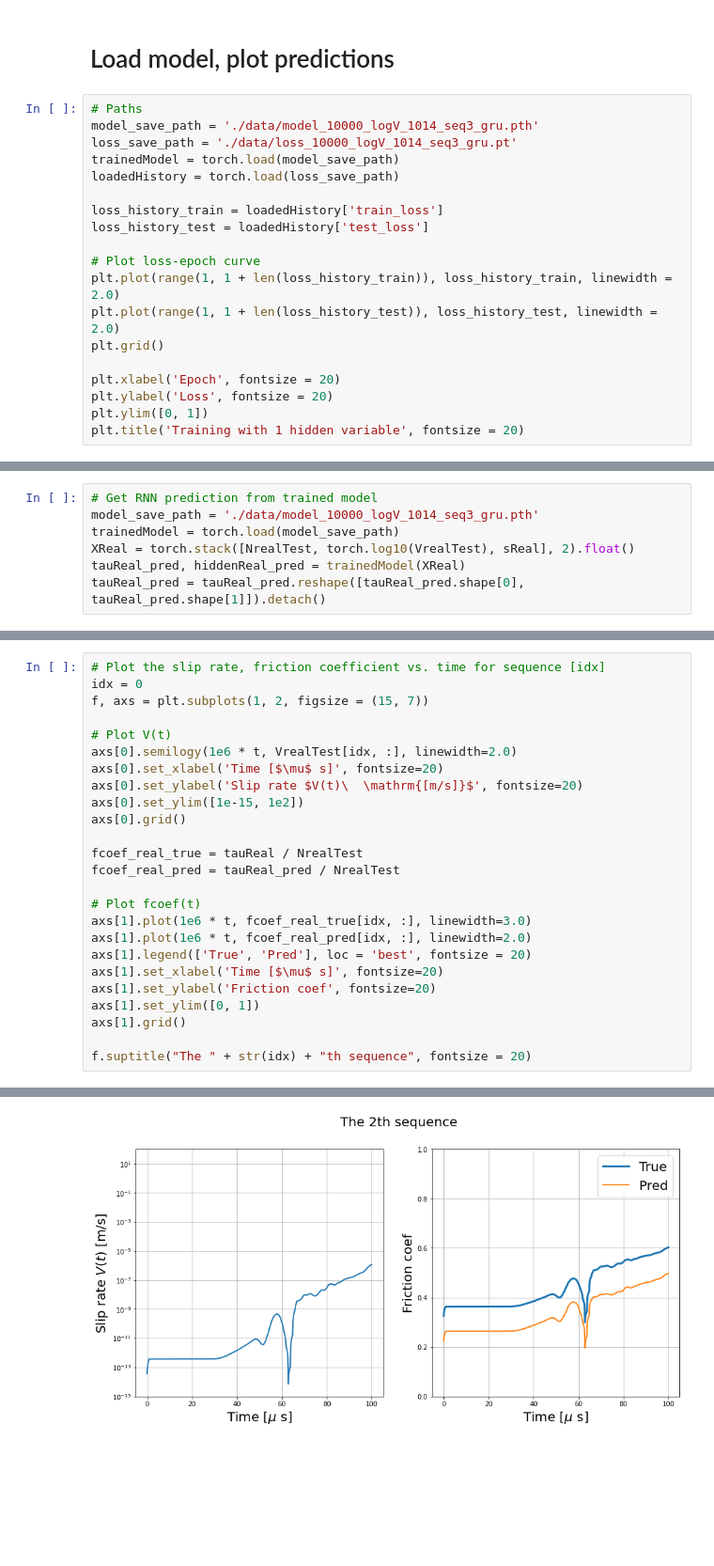
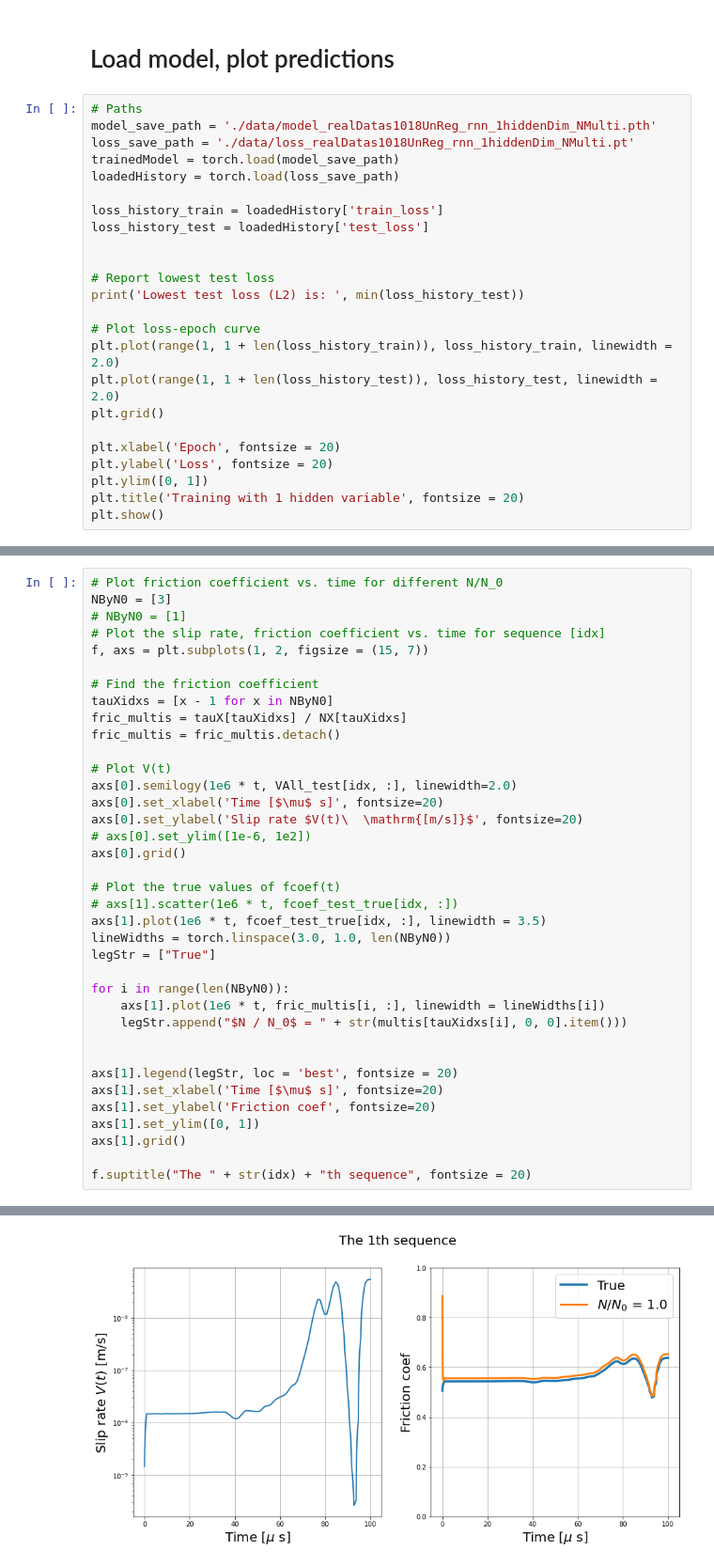
Before and after one commit to Shengduo/RateStateFrictionTraining, a Jupyter notebook: TrainOnRealData.ipynb, the cells around one changed output, grey strips where cells are left out. Shown at 94% size. Saved outputs shown, nothing was run; the diff lists cells and outputs as text; blank space fills up the shorter version.

```diff
--- a/TrainOnRealData.ipynb
+++ b/TrainOnRealData.ipynb
@@ -554,13 +604,17 @@ KeyboardInterrupt:
 # Load model, plot predictions
 # %%
 # Paths
-model_save_path = './data/model_10000_logV_1014_seq3_gru.pth'
-loss_save_path = './data/loss_10000_logV_1014_seq3_gru.pt'
+model_save_path = './data/model_realDatas1018UnReg_rnn_1hiddenDim_NMulti.pth'
+loss_save_path = './data/loss_realDatas1018UnReg_rnn_1hiddenDim_NMulti.pt'
 trainedModel = torch.load(model_save_path)
 loadedHistory = torch.load(loss_save_path)
 
 loss_history_train = loadedHistory['train_loss']
 loss_history_test = loadedHistory['test_loss']
+
+
+# Report lowest test loss
+print('Lowest test loss (L2) is: ', min(loss_history_test))
 
 # Plot loss-epoch curve
 plt.plot(range(1, 1 + len(loss_history_train)), loss_history_train, linewidth = 2.0)
@@ -571,4 +625,5 @@ plt.xlabel('Epoch', fontsize = 20)
 plt.ylabel('Loss', fontsize = 20)
 plt.ylim([0, 1])
 plt.title('Training with 1 hidden variable', fontsize = 20)
+plt.show()
 # %% [output]
@@ -690,7 +708,0 @@ Time consumed (single core):  3.571784257888794  s
-# %%
-# Get RNN prediction from trained model
-model_save_path = './data/model_10000_logV_1014_seq3_gru.pth'
-trainedModel = torch.load(model_save_path)
-XReal = torch.stack([NrealTest, torch.log10(VrealTest), sReal], 2).float()
-tauReal_pred, hiddenReal_pred = trainedModel(XReal)
-tauReal_pred = tauReal_pred.reshape([tauReal_pred.shape[0], tauReal_pred.shape[1]]).detach()
@@ -699,22 +732,34 @@ tauReal_pred = tauReal_pred.reshape([tauReal_pred.shape[0], tauReal_pred.shape[1
 # %%
+# Plot friction coefficient vs. time for different N/N_0
+NByN0 = [3]
+# NByN0 = [1]
 # Plot the slip rate, friction coefficient vs. time for sequence [idx]
-idx = 0
 f, axs = plt.subplots(1, 2, figsize = (15, 7))
 
+# Find the friction coefficient
+tauXidxs = [x - 1 for x in NByN0]
+fric_multis = tauX[tauXidxs] / NX[tauXidxs]
+fric_multis = fric_multis.detach()
+
 # Plot V(t)
-axs[0].semilogy(1e6 * t, VrealTest[idx, :], linewidth=2.0)
+axs[0].semilogy(1e6 * t, VAll_test[idx, :], linewidth=2.0)
 axs[0].set_xlabel('Time [$\mu$ s]', fontsize=20)
 axs[0].set_ylabel('Slip rate $V(t)\  \mathrm{[m/s]}$', fontsize=20)
-axs[0].set_ylim([1e-15, 1e2])
+# axs[0].set_ylim([1e-6, 1e2])
 axs[0].grid()
 
-fcoef_real_true = tauReal / NrealTest
-fcoef_real_pred = tauReal_pred / NrealTest
+# Plot the true values of fcoef(t)
+# axs[1].scatter(1e6 * t, fcoef_test_true[idx, :])
+axs[1].plot(1e6 * t, fcoef_test_true[idx, :], linewidth = 3.5)
+lineWidths = torch.linspace(3.0, 1.0, len(NByN0))
+legStr = ["True"]
 
-# Plot fcoef(t)
-axs[1].plot(1e6 * t, fcoef_real_true[idx, :], linewidth=3.0)
-axs[1].plot(1e6 * t, fcoef_real_pred[idx, :], linewidth=2.0)
-axs[1].legend(['True', 'Pred'], loc = 'best', fontsize = 20)
+for i in range(len(NByN0)):
+    axs[1].plot(1e6 * t, fric_multis[i, :], linewidth = lineWidths[i])
+    legStr.append("$N / N_0$ = " + str(multis[tauXidxs[i], 0, 0].item()))
+
+
+axs[1].legend(legStr, loc = 'best', fontsize = 20)
 axs[1].set_xlabel('Time [$\mu$ s]', fontsize=20)
 axs[1].set_ylabel('Friction coef', fontsize=20)
 axs[1].set_ylim([0, 1])
@@ -726 +771 @@ Text(0.5, 0.98, 'The 2th sequence')
-[figure, old version]
+[figure, new version]
```
Also changed, not shown: parts of 26 cells of this notebook, 2 other files.
